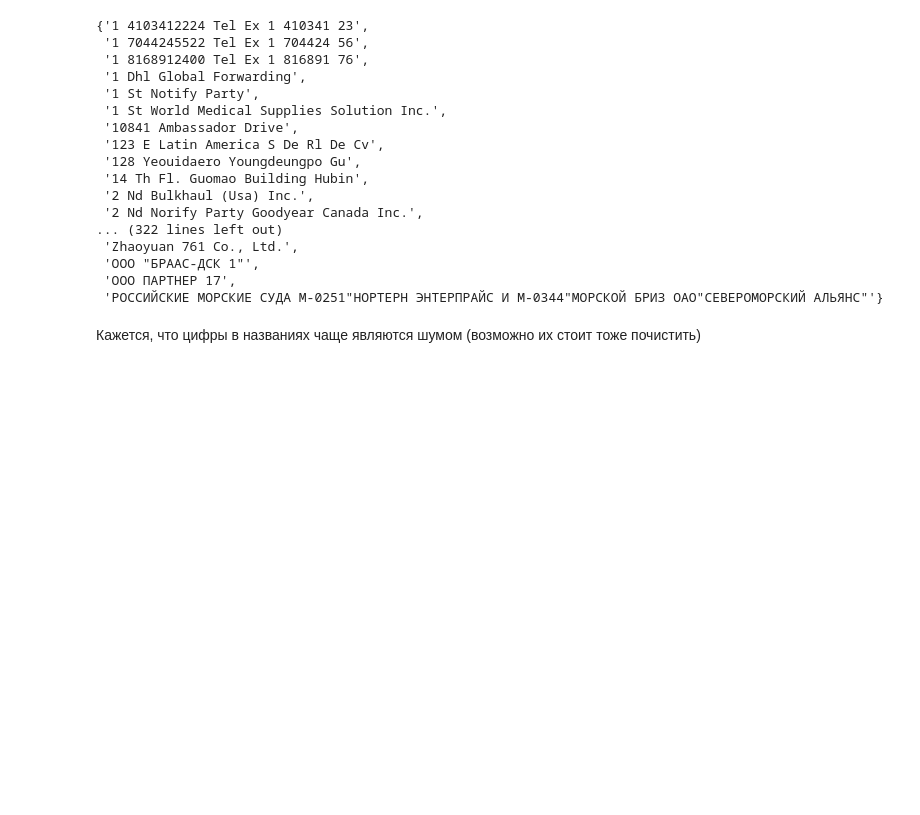
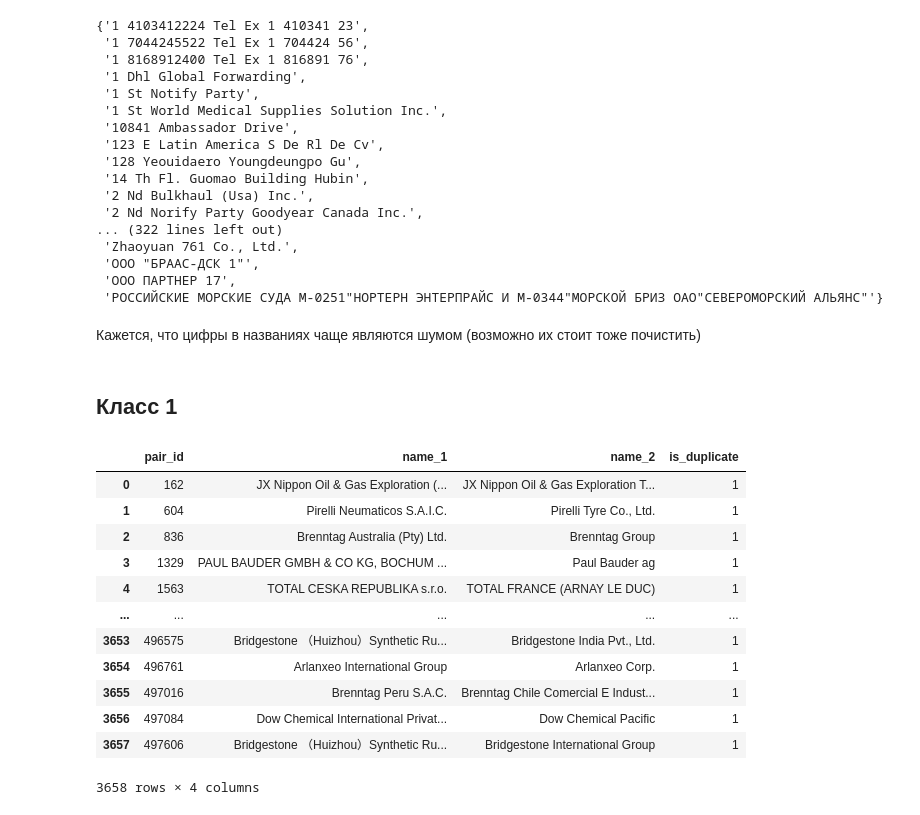
Before and after one commit to PetrovitchSharp/DL_CNM_23, a Jupyter notebook: notebooks/1.0-EDA.ipynb, the cells around one changed output. Cells and saved outputs as stored; diff of their text form; code cells hidden in the pictures; blank space fills up the shorter version.

```diff
--- a/notebooks/1.0-EDA.ipynb
+++ b/notebooks/1.0-EDA.ipynb
@@ -132,3 +190,22 @@ companies_with_numbers
  'РОССИЙСКИЕ МОРСКИЕ СУДА М-0251"НОРТЕРН ЭНТЕРПРАЙС И М-0344"МОРСКОЙ БРИЗ ОАО"СЕВЕРОМОРСКИЙ АЛЬЯНС"'}
 # %% [markdown]
 Кажется, что цифры в названиях чаще являются шумом (возможно их стоит тоже почистить)
+# %% [markdown]
+## Класс 1
+# %%
+class_1 = data[data['is_duplicate']==1].reset_index(drop=True)
+class_1
+# %% [output]
+|  | pair_id | name_1 | name_2 | is_duplicate |
+| 0 | 162 | JX Nippon Oil & Gas Exploration (... | JX Nippon Oil & Gas Exploration T... | 1 |
+| 1 | 604 | Pirelli Neumaticos S.A.I.C. | Pirelli Tyre Co., Ltd. | 1 |
+| 2 | 836 | Brenntag Australia (Pty) Ltd. | Brenntag Group | 1 |
+| 3 | 1329 | PAUL BAUDER GMBH & CO KG, BOCHUM ... | Paul Bauder ag | 1 |
+| 4 | 1563 | TOTAL CESKA REPUBLIKA s.r.o. | TOTAL FRANCE (ARNAY LE DUC) | 1 |
+| ... | ... | ... | ... | ... |
+| 3653 | 496575 | Bridgestone （Huizhou）Synthetic Ru... | Bridgestone India Pvt., Ltd. | 1 |
+| 3654 | 496761 | Arlanxeo International Group | Arlanxeo Corp. | 1 |
+| 3655 | 497016 | Brenntag Peru S.A.C. | Brenntag Chile Comercial E Indust... | 1 |
+| 3656 | 497084 | Dow Chemical International Privat... | Dow Chemical Pacific | 1 |
+| 3657 | 497606 | Bridgestone （Huizhou）Synthetic Ru... | Bridgestone International Group | 1 |
+3658 rows × 4 columns
```
Also changed, not shown: parts of 40 cells of this notebook.
